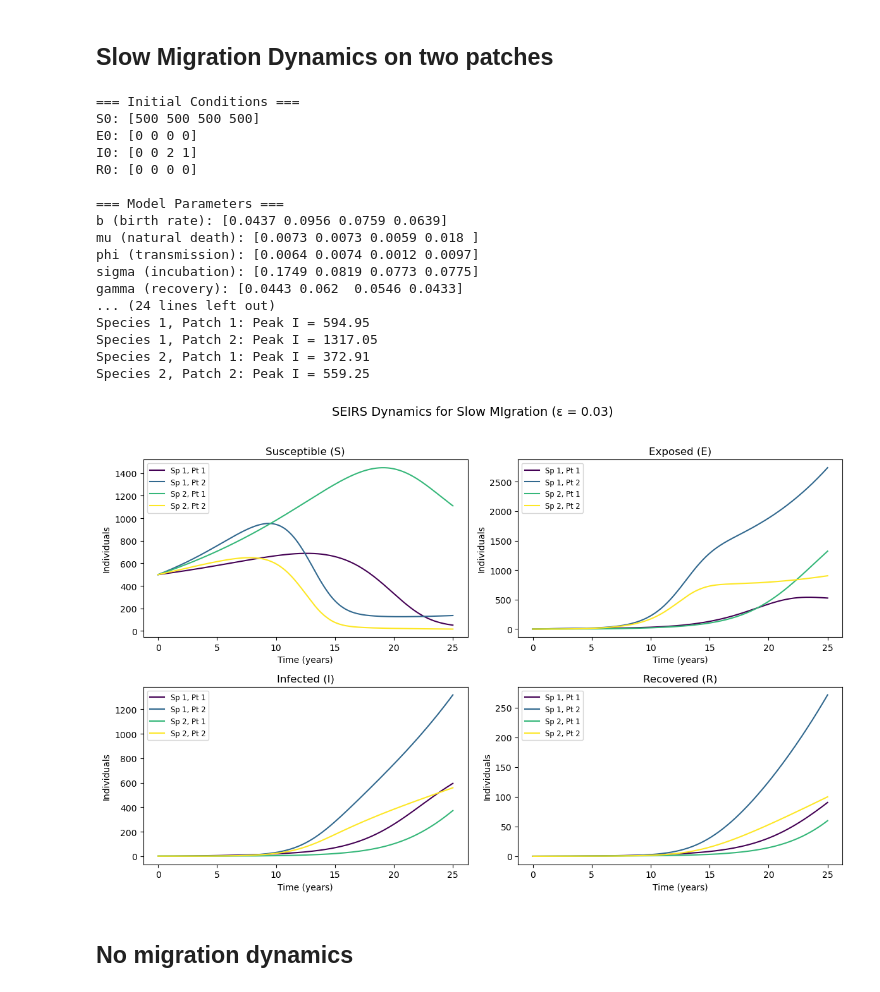
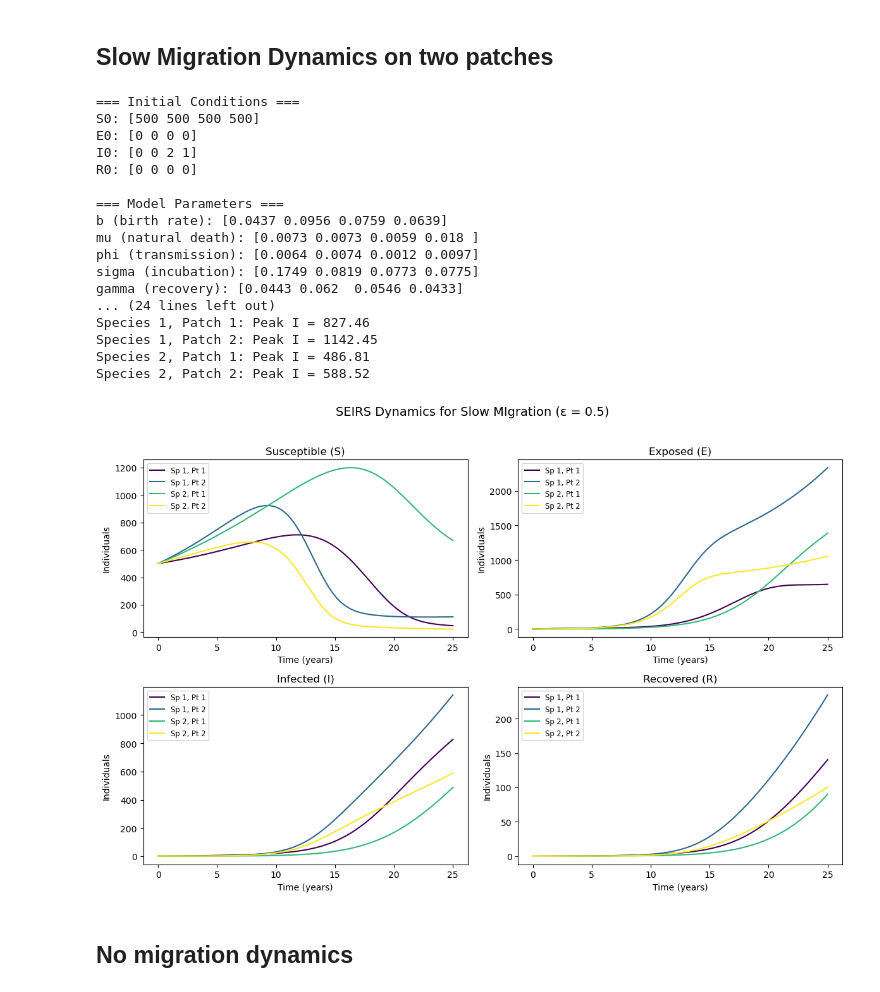
Before and after one commit to IsaacAmanor-dot/Multi-Patch-Models-for-Malaria, a Jupyter notebook: Cleaned_Project_Notebook.ipynb, the cells around one changed output. Drawn from its saved outputs; the diff is of its cells as text; code cells hidden in the pictures.

```diff
--- a/Cleaned_Project_Notebook.ipynb
+++ b/Cleaned_Project_Notebook.ipynb
@@ -205,39 +136,39 @@ print("I0:", I0)
 print("R0:", R0)
 
 print("\n=== Model Parameters ===")
 print("b (birth rate):", b)
 print("mu (natural death):", mu)
 print("phi (transmission):", phi)
 print("sigma (incubation):", sigma)
 print("gamma (recovery):", gamma)
 print("delta (disease-death):", delta)
 print("omega (waning immunity):", omega)
 print("\nContact matrix C:\n", C)
 print("\nMigration matrix M:\n", M)
 print("\nColumn sums of M (should be 0):", np.sum(M, axis=0))
 
 #  Run Simulation
-epsilon = 0.03
+epsilon = 0.5
 run_simulation(epsilon)
 # %% [output]
 === Initial Conditions ===
 S0: [500 500 500 500]
 E0: [0 0 0 0]
 I0: [0 0 2 1]
 R0: [0 0 0 0]
 
 === Model Parameters ===
 b (birth rate): [0.0437 0.0956 0.0759 0.0639]
 mu (natural death): [0.0073 0.0073 0.0059 0.018 ]
 phi (transmission): [0.0064 0.0074 0.0012 0.0097]
 sigma (incubation): [0.1749 0.0819 0.0773 0.0775]
 gamma (recovery): [0.0443 0.062  0.0546 0.0433]
 ... (24 lines left out)
-Species 1, Patch 1: Peak I = 594.95
-Species 1, Patch 2: Peak I = 1317.05
-Species 2, Patch 1: Peak I = 372.91
-Species 2, Patch 2: Peak I = 559.25
+Species 1, Patch 1: Peak I = 827.46
+Species 1, Patch 2: Peak I = 1142.45
+Species 2, Patch 1: Peak I = 486.81
+Species 2, Patch 2: Peak I = 588.52
-[figure, old version]
+[figure, new version]
 # %% [markdown]
 ## No migration dynamics
 # %%
```
Also changed, not shown: parts of 20 cells of this notebook, 3 other files.
